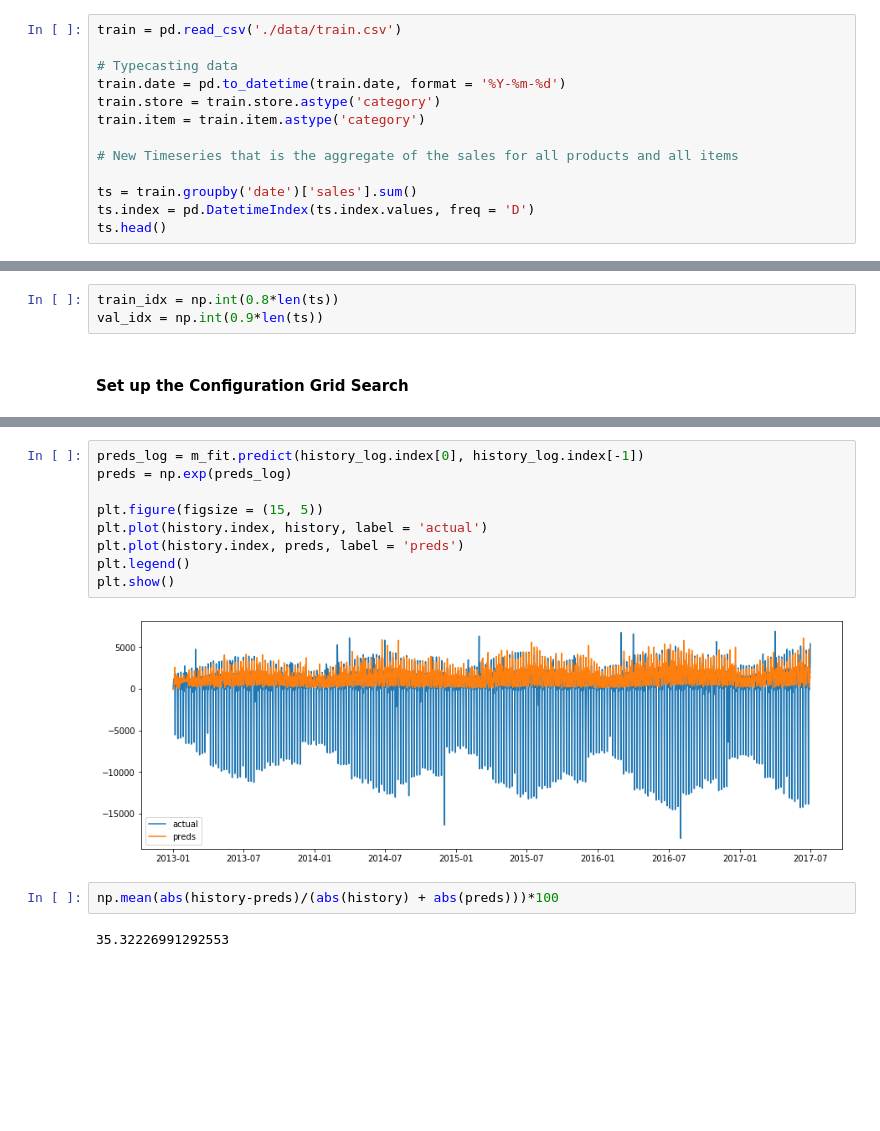
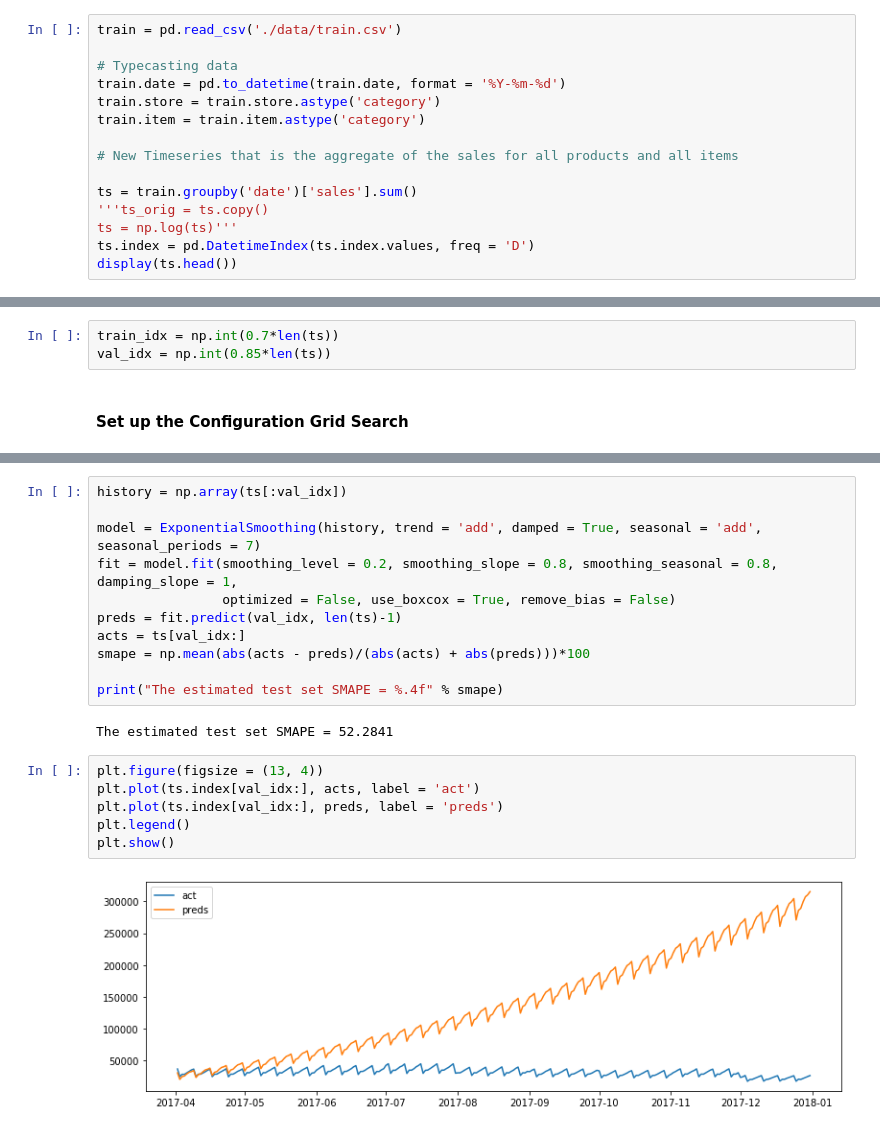
Before and after one commit to sanjeevgadre/Kaggle-Time-Series, a Jupyter notebook: Holt-Winters.ipynb, the cells around one changed output, grey strips where cells are left out. Cells and saved outputs as stored; diff of their text form; blank space fills up the shorter version.

```diff
--- a/Holt-Winters.ipynb
+++ b/Holt-Winters.ipynb
@@ -35,8 +35,10 @@ train.item = train.item.astype('category')
 # New Timeseries that is the aggregate of the sales for all products and all items
 
 ts = train.groupby('date')['sales'].sum()
+'''ts_orig = ts.copy()
+ts = np.log(ts)'''
 ts.index = pd.DatetimeIndex(ts.index.values, freq = 'D')
-ts.head()
+display(ts.head())
 # %% [output]
 2013-01-01    13696
 2013-01-02    13678
@@ -52,7 +54,7 @@ Freq: D, Name: sales, dtype: int64
 </ol>
 # %%
-train_idx = np.int(0.8*len(ts))
-val_idx = np.int(0.9*len(ts))
+train_idx = np.int(0.7*len(ts))
+val_idx = np.int(0.85*len(ts))
 # %% [markdown]
 #### Set up the Configuration Grid Search
 # %%
@@ -381,15 +205,21 @@ The residues series for the fitted model show no auto correlation or partial aut
+# %%
+history = np.array(ts[:val_idx])
+
+model = ExponentialSmoothing(history, trend = 'add', damped = True, seasonal = 'add', seasonal_periods = 7)
+fit = model.fit(smoothing_level = 0.2, smoothing_slope = 0.8, smoothing_seasonal = 0.8, damping_slope = 1,
+                optimized = False, use_boxcox = True, remove_bias = False)
+preds = fit.predict(val_idx, len(ts)-1)
+acts = ts[val_idx:]
+smape = np.mean(abs(acts - preds)/(abs(acts) + abs(preds)))*100
+
+print("The estimated test set SMAPE = %.4f" % smape)
+# %% [output]
+The estimated test set SMAPE = 52.2841
 # %%
-preds_log = m_fit.predict(history_log.index[0], history_log.index[-1])
-preds = np.exp(preds_log)
-
-plt.figure(figsize = (15, 5))
-plt.plot(history.index, history, label = 'actual')
-plt.plot(history.index, preds, label = 'preds')
+plt.figure(figsize = (13, 4))
+plt.plot(ts.index[val_idx:], acts, label = 'act')
+plt.plot(ts.index[val_idx:], preds, label = 'preds')
 plt.legend()
 plt.show()
 # %% [output]
-[figure, old version]
+[figure, new version]
-# %%
-np.mean(abs(history-preds)/(abs(history) + abs(preds)))*100
-# %% [output]
-35.32226991292553
```
Also changed, not shown: parts of 28 cells of this notebook, 1 other file.
